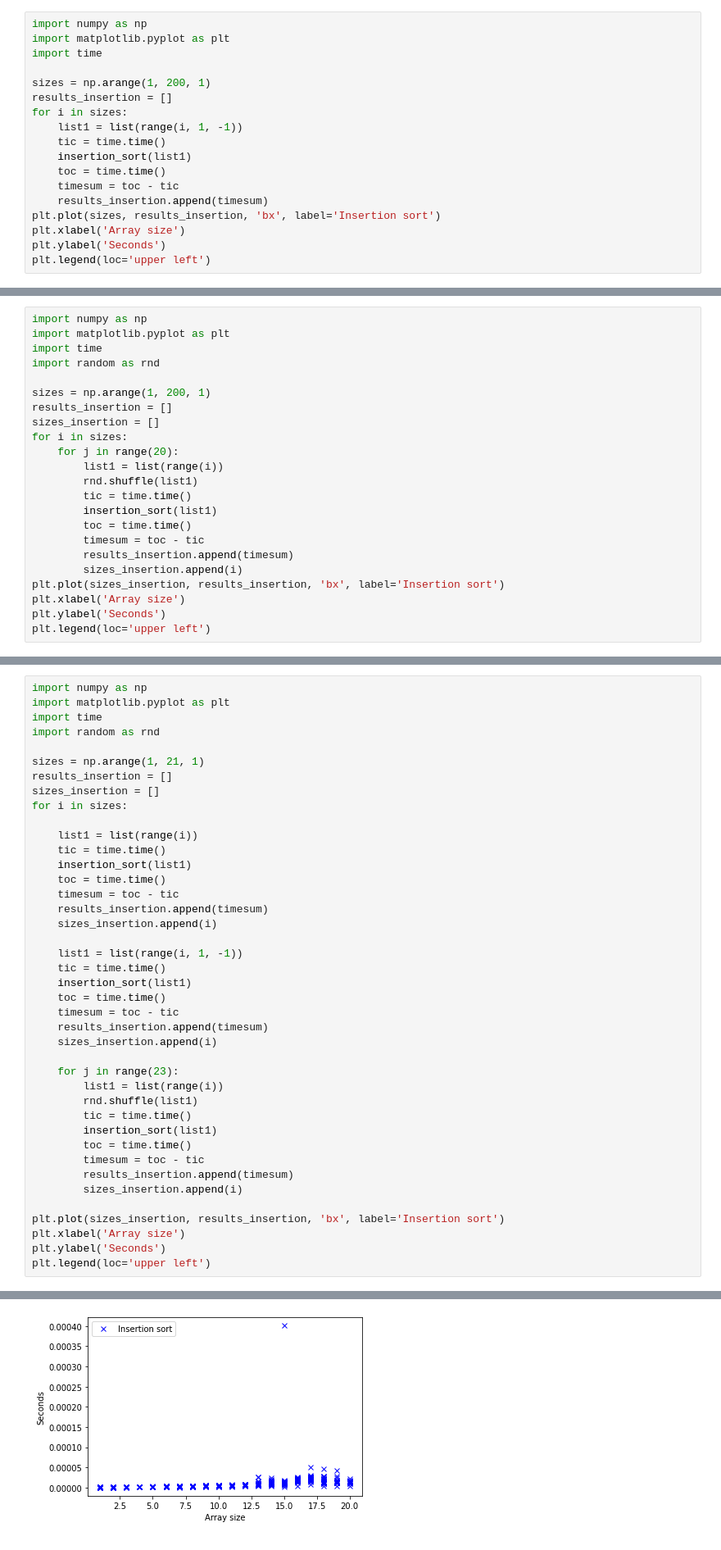
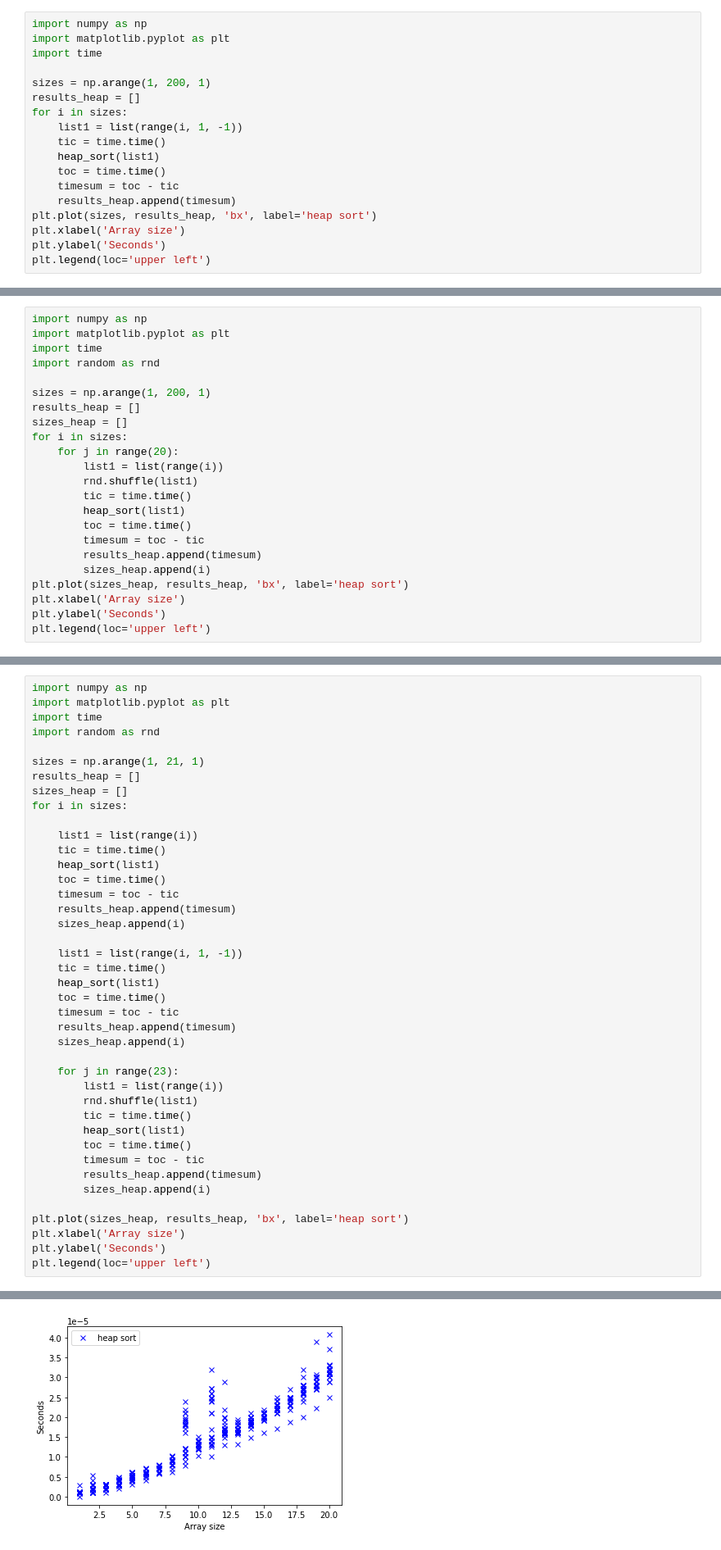
Before and after one commit to nestorsgarzonc/AlgorithmsUN2021II, a Jupyter notebook: lab11/HeapSortDistribution.ipynb, the cells around one changed output, grey strips where cells are left out. Shown at 82% size. Drawn from its saved outputs; the diff is of its cells as text.

```diff
--- a/lab11/HeapSortDistribution.ipynb
+++ b/lab11/HeapSortDistribution.ipynb
@@ -82,15 +82,15 @@ import matplotlib.pyplot as plt
 import time
 
 sizes = np.arange(1, 200, 1)
-results_insertion = []
+results_heap = []
 for i in sizes:
     list1 = list(range(i, 1, -1))
     tic = time.time()
-    insertion_sort(list1)
+    heap_sort(list1)
     toc = time.time()
     timesum = toc - tic
-    results_insertion.append(timesum)
-plt.plot(sizes, results_insertion, 'bx', label='Insertion sort')
+    results_heap.append(timesum)
+plt.plot(sizes, results_heap, 'bx', label='heap sort')
 plt.xlabel('Array size')
 plt.ylabel('Seconds')
 plt.legend(loc='upper left')
@@ -103,19 +104,19 @@ import time
 import random as rnd
 
 sizes = np.arange(1, 200, 1)
-results_insertion = []
-sizes_insertion = []
+results_heap = []
+sizes_heap = []
 for i in sizes:
     for j in range(20):
         list1 = list(range(i))
         rnd.shuffle(list1)
         tic = time.time()
-        insertion_sort(list1)
+        heap_sort(list1)
         toc = time.time()
         timesum = toc - tic
-        results_insertion.append(timesum)
-        sizes_insertion.append(i)
-plt.plot(sizes_insertion, results_insertion, 'bx', label='Insertion sort')
+        results_heap.append(timesum)
+        sizes_heap.append(i)
+plt.plot(sizes_heap, results_heap, 'bx', label='heap sort')
 plt.xlabel('Array size')
 plt.ylabel('Seconds')
 plt.legend(loc='upper left')
@@ -126,46 +127,46 @@ plt.legend(loc='upper left')
 import numpy as np
 import matplotlib.pyplot as plt
 import time
 import random as rnd
 
 sizes = np.arange(1, 21, 1)
-results_insertion = []
-sizes_insertion = []
+results_heap = []
+sizes_heap = []
 for i in sizes:
 
     list1 = list(range(i))
     tic = time.time()
-    insertion_sort(list1)
+    heap_sort(list1)
     toc = time.time()
     timesum = toc - tic
-    results_insertion.append(timesum)
-    sizes_insertion.append(i)
+    results_heap.append(timesum)
+    sizes_heap.append(i)
 
     list1 = list(range(i, 1, -1))
     tic = time.time()
-    insertion_sort(list1)
+    heap_sort(list1)
     toc = time.time()
     timesum = toc - tic
-    results_insertion.append(timesum)
-    sizes_insertion.append(i)
+    results_heap.append(timesum)
+    sizes_heap.append(i)
 
     for j in range(23):
         list1 = list(range(i))
         rnd.shuffle(list1)
         tic = time.time()
-        insertion_sort(list1)
+        heap_sort(list1)
         toc = time.time()
         timesum = toc - tic
-        results_insertion.append(timesum)
-        sizes_insertion.append(i)
+        results_heap.append(timesum)
+        sizes_heap.append(i)
 
-plt.plot(sizes_insertion, results_insertion, 'bx', label='Insertion sort')
+plt.plot(sizes_heap, results_heap, 'bx', label='heap sort')
 plt.xlabel('Array size')
 plt.ylabel('Seconds')
 plt.legend(loc='upper left')
 # %% [output]
 <matplotlib.legend.Legend at 0x...>
-[figure, old version]
+[figure, new version]
 # %%
 import numpy as np
 import matplotlib.pyplot as plt
```
Also changed, not shown: parts of 41 cells of this notebook.
